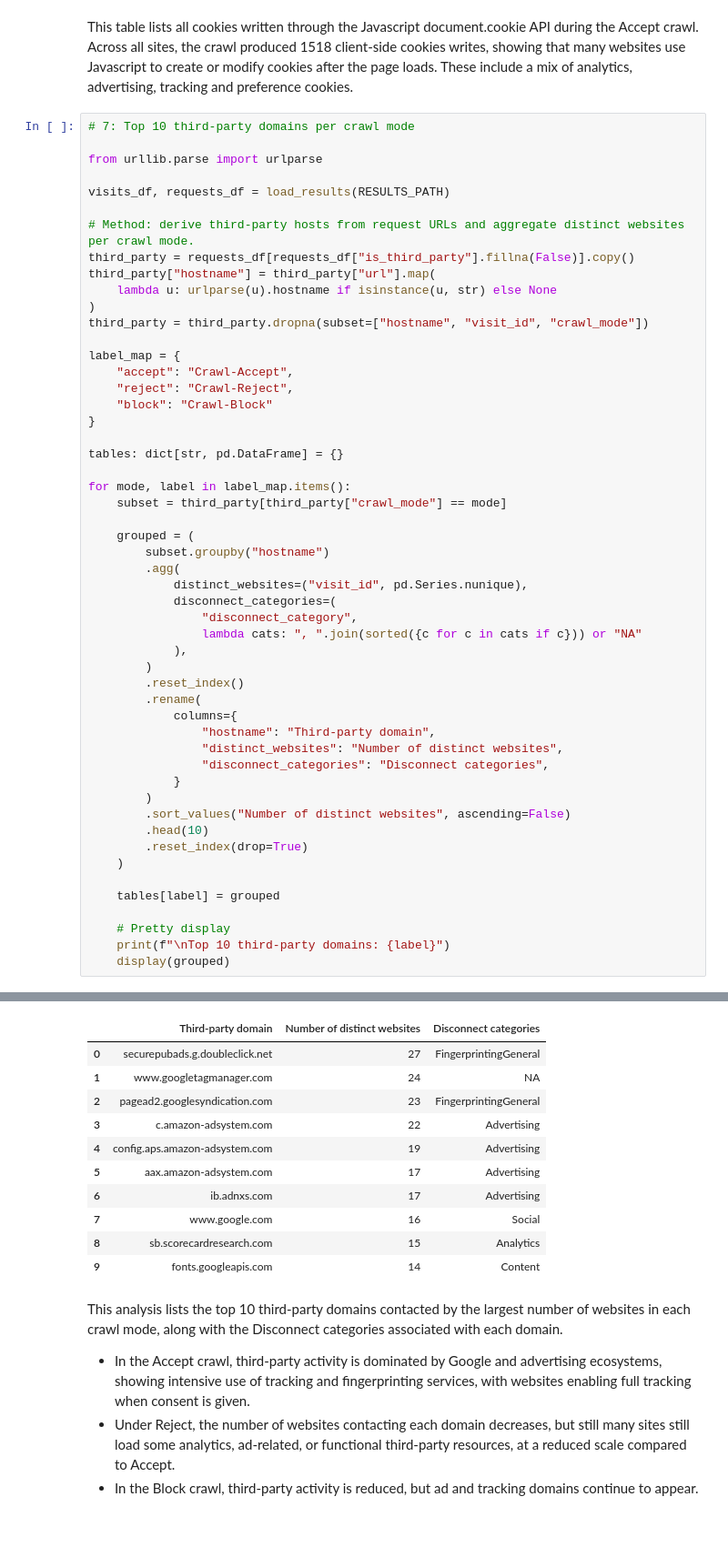
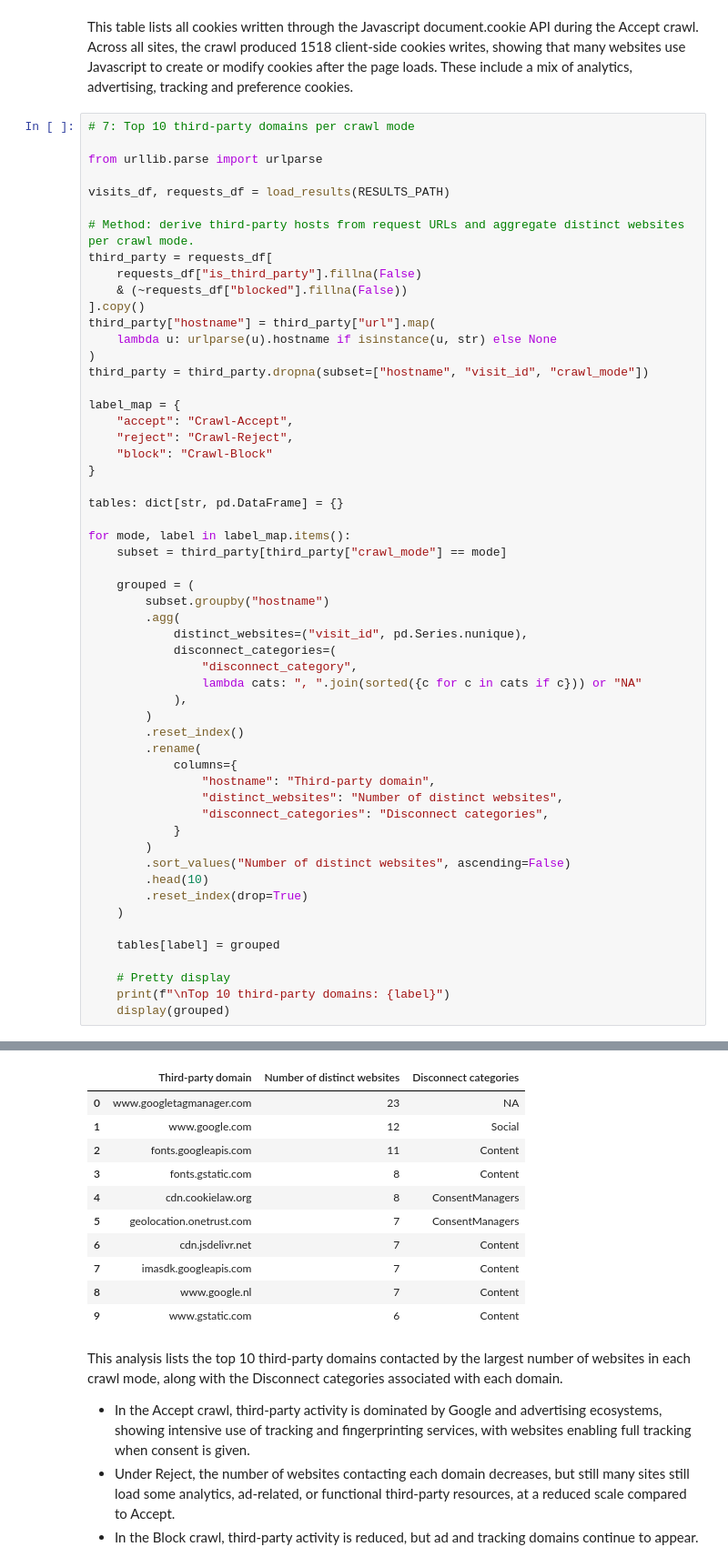
Before and after one commit to najeh-halawani/Automated-Web-Tracking-Detection-and-Privacy-Compliance-Analyzer, a Jupyter notebook: analysis/plot.ipynb, the cells around one changed output, grey strips where cells are left out. Shown: that part at 91% size. Drawn from its saved outputs; the diff is of its cells as text; blank space fills up the shorter version.

Commit message:
fixed blocked requests

```diff
--- a/analysis/plot.ipynb
+++ b/analysis/plot.ipynb
@@ -516,7 +516,10 @@ from urllib.parse import urlparse
 visits_df, requests_df = load_results(RESULTS_PATH)
 
 # Method: derive third-party hosts from request URLs and aggregate distinct websites per crawl mode.
-third_party = requests_df[requests_df["is_third_party"].fillna(False)].copy()
+third_party = requests_df[
+    requests_df["is_third_party"].fillna(False)
+    & (~requests_df["blocked"].fillna(False))
+].copy()
 third_party["hostname"] = third_party["url"].map(
     lambda u: urlparse(u).hostname if isinstance(u, str) else None
 )
@@ -575,28 +578,28 @@ Top 10 third-party domains: Crawl-Accept
 | 9 | dsum-sec.casalemedia.com | 28 | Advertising |
 Top 10 third-party domains: Crawl-Reject
 |  | Third-party domain | Number of distinct websites | Disconnect categories |
 | 0 | www.googletagmanager.com | 23 | NA |
 | 1 | pagead2.googlesyndication.com | 22 | FingerprintingGeneral |
 | 2 | securepubads.g.doubleclick.net | 20 | FingerprintingGeneral |
 | 3 | fonts.googleapis.com | 16 | Content |
 | 4 | ep1.adtrafficquality.google | 15 | Advertising |
 | 5 | ep2.adtrafficquality.google | 15 | Advertising |
 | 6 | config.aps.amazon-adsystem.com | 14 | Advertising |
 | 7 | c.amazon-adsystem.com | 13 | Advertising |
 | 8 | sb.scorecardresearch.com | 13 | Analytics |
 | 9 | fonts.gstatic.com | 11 | Content |
 Top 10 third-party domains: Crawl-Block
 |  | Third-party domain | Number of distinct websites | Disconnect categories |
-| 0 | securepubads.g.doubleclick.net | 27 | FingerprintingGeneral |
-| 1 | www.googletagmanager.com | 24 | NA |
-| 2 | pagead2.googlesyndication.com | 23 | FingerprintingGeneral |
-| 3 | c.amazon-adsystem.com | 22 | Advertising |
-| 4 | config.aps.amazon-adsystem.com | 19 | Advertising |
-| 5 | aax.amazon-adsystem.com | 17 | Advertising |
-| 6 | ib.adnxs.com | 17 | Advertising |
-| 7 | www.google.com | 16 | Social |
-| 8 | sb.scorecardresearch.com | 15 | Analytics |
-| 9 | fonts.googleapis.com | 14 | Content |
+| 0 | www.googletagmanager.com | 23 | NA |
+| 1 | www.google.com | 12 | Social |
+| 2 | fonts.googleapis.com | 11 | Content |
+| 3 | fonts.gstatic.com | 8 | Content |
+| 4 | cdn.cookielaw.org | 8 | ConsentManagers |
+| 5 | geolocation.onetrust.com | 7 | ConsentManagers |
+| 6 | cdn.jsdelivr.net | 7 | Content |
+| 7 | imasdk.googleapis.com | 7 | Content |
+| 8 | www.google.nl | 7 | Content |
+| 9 | www.gstatic.com | 6 | Content |
 # %% [markdown]
 This analysis lists the top 10 third-party domains contacted by the largest number of websites in each crawl mode, along with the Disconnect categories associated with each domain.
 - In the Accept crawl, third-party activity is dominated by Google and advertising ecosystems, showing intensive use of tracking and fingerprinting services, with websites enabling full tracking when consent is given.
```
Also changed, not shown: parts of 11 cells of this notebook, 1 other file.
